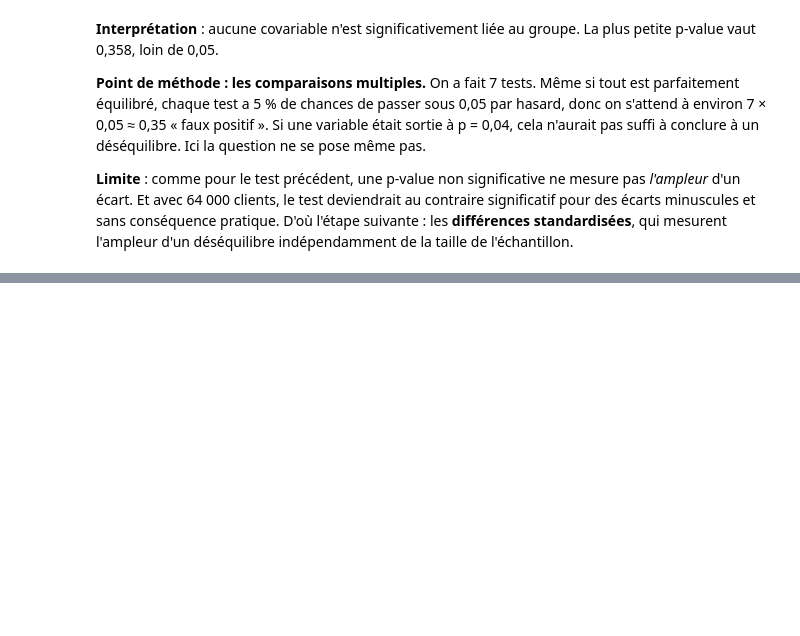
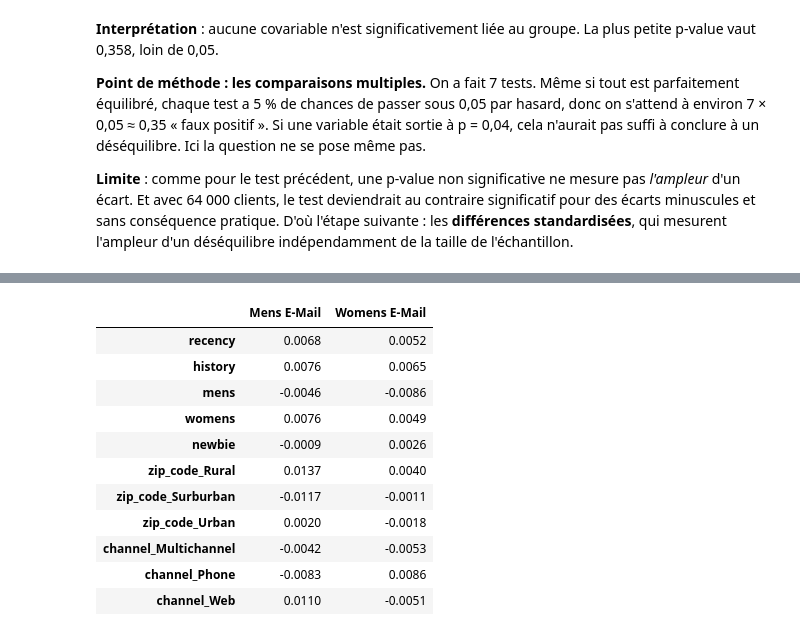
Before and after one commit to mimouniahmed/CampaignLift, a Jupyter notebook: notebooks/01_exploration.ipynb, the cells around one changed output, grey strips where cells are left out. Drawn from its saved outputs; the diff is of its cells as text; code cells hidden in the pictures; blank space fills up the shorter version.

```diff
--- a/notebooks/01_exploration.ipynb
+++ b/notebooks/01_exploration.ipynb
@@ -173,0 +186,31 @@ pd.DataFrame(resultats).set_index("variable")
+# %%
+import numpy as np
+
+# Matrice des covariables : numériques telles quelles, catégorielles en indicatrices
+X = pd.get_dummies(df[["recency", "history", "mens", "womens", "newbie", "zip_code", "channel"]],
+                   columns=["zip_code", "channel"], dtype=float)
+
+def smd(x_traite, x_controle):
+    """Différence standardisée de moyennes, avec variance poolée."""
+    ecart_type_poole = np.sqrt((x_traite.var() + x_controle.var()) / 2)
+    return (x_traite.mean() - x_controle.mean()) / ecart_type_poole
+
+controle = X[df["segment"] == "No E-Mail"]
+tableau_smd = pd.DataFrame({
+    groupe: smd(X[df["segment"] == groupe], controle)
+    for groupe in ["Mens E-Mail", "Womens E-Mail"]
+})
+tableau_smd.round(4)
+# %% [output]
+|  | Mens E-Mail | Womens E-Mail |
+| recency | 0.0068 | 0.0052 |
+| history | 0.0076 | 0.0065 |
+| mens | -0.0046 | -0.0086 |
+| womens | 0.0076 | 0.0049 |
+| newbie | -0.0009 | 0.0026 |
+| zip_code_Rural | 0.0137 | 0.0040 |
+| zip_code_Surburban | -0.0117 | -0.0011 |
+| zip_code_Urban | 0.0020 | -0.0018 |
+| channel_Multichannel | -0.0042 | -0.0053 |
+| channel_Phone | -0.0083 | 0.0086 |
+| channel_Web | 0.0110 | -0.0051 |
```
Also changed, not shown: parts of 10 cells of this notebook, 3 other files.
